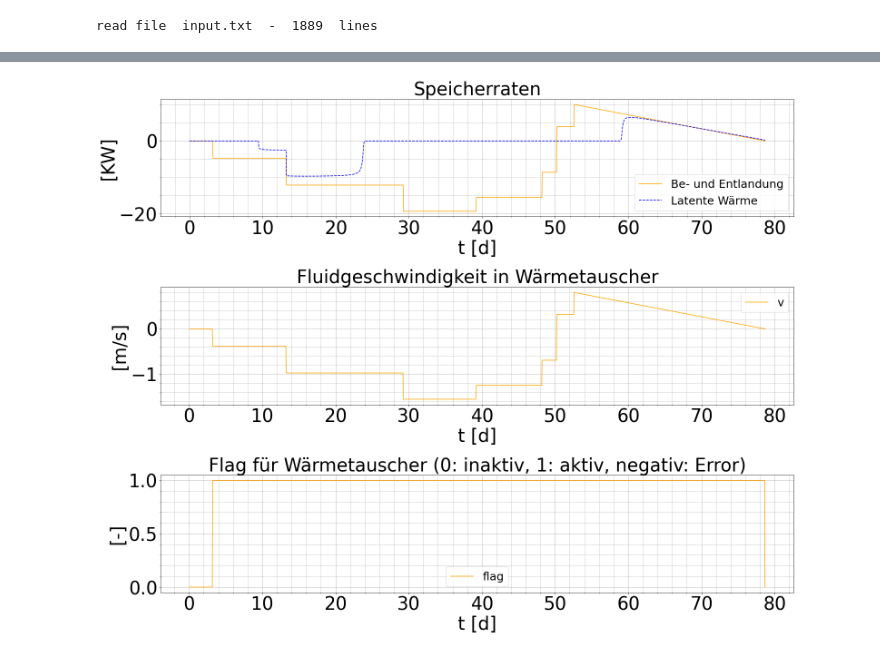
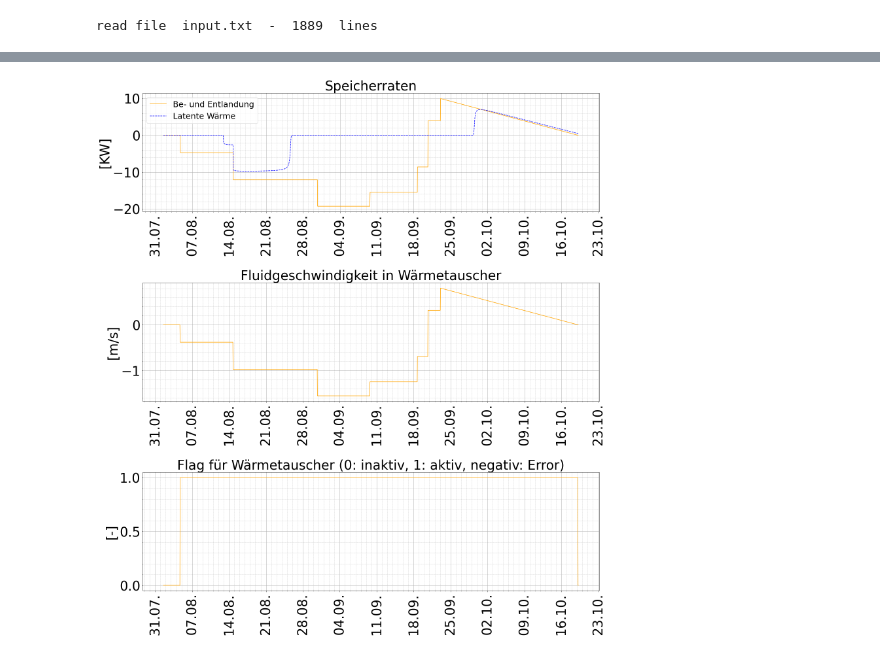
Before and after one commit to drjod/subzero, a Jupyter notebook: jupyter_notebook/subzero.ipynb, the cells around one changed output, grey strips where cells are left out. Cells and saved outputs as stored; diff of their text form; code cells hidden in the pictures.

Commit message:
use date format in plots

```diff
--- a/jupyter_notebook/subzero.ipynb
+++ b/jupyter_notebook/subzero.ipynb
@@ -89,0 +51,17 @@ plt.savefig("ergebnisse1.png")
+# %%
+
+time_array = np.arange(subzero.time.N_t+1) * subzero.time.delta_t # Sekunden
+
+date_start = dt.datetime(2023, # year
+                         8, #month
+                         1, # day
+                         12, # hour
+                         0, # min
+                         0  # sec
+                        )
+
+x = [date_start + dt.timedelta(seconds=int(time)) for time in time_array] # x-achse
+#loc_major = WeekdayLocator(byweekday=(MO)) # für major Grid, ausgewhälter Wochentag
+#loc_minor = AutoMinorLocator(7) # für minot Grid, einzelne Tage
+date_format = mdates.DateFormatter('%d.%m.')
+labelrotation=90 # grad, für x-label (Datum)
@@ -90,54 +165,64 @@ plt.savefig("ergebnisse1.png")
 # %%
-fig, axes = plt.subplots(3, 1, figsize=(25, 20))
+fig, axes = plt.subplots(3, 1, figsize=(25, 28))
 plt.subplots_adjust(wspace=.3, hspace=.6)
 
 #########################
 storage_factor = 1e3
 V_box0 = 4*4*6 # m3
 ax = axes[0]
 ax.set_title("Speicherraten")
-ax.plot(time_array/time_factor, subzero.Q_ext/storage_factor,
+ax.plot(x, subzero.Q_ext/storage_factor,
         label='Be- und Entlandung', color='orange')
-ax.plot(time_array/time_factor,
+ax.plot(x,
         -subzero.latent_heat_capacity*V_box0*
         (subzero.T[:, 0]-np.roll(subzero.T[:, 0],1))/3600/storage_factor,
         label='Latente Wärme', color='blue', linestyle='--')
 
-ax.set_xlabel("t [d]")
+
 ax.set_ylabel("[KW]")
+ax.xaxis.set_major_formatter(date_format)
+ax.xaxis.set_major_locator(WeekdayLocator(byweekday=(MO)))#  mdates.DayLocator(interval=1))
+ax.tick_params(axis='x', labelrotation=labelrotation)
 ax.minorticks_on()
-ax.grid(visible=True, which='major', linestyle='-')
-ax.grid(visible=True, which='minor', linestyle='--')
+ax.xaxis.set_minor_locator(AutoMinorLocator(7))
+ax.grid(visible=True, which='major', linestyle='-',linewidth=1.)
+ax.grid(visible=True, which='minor', linestyle='--',linewidth=.5)
 ax.legend()#loc='lower right')
 
 #########################
 
+ax = axes[1]
+ax.set_title("Fluidgeschwindigkeit in Wärmetauscher")
+ax.plot(x[1:], subzero.v[1:], label='v', color='orange')
 
 
-ax = axes[1]
-ax.set_title("Fluidgeschwindigkeit in Wärmetauscher")
-ax.plot(time_array[1:]/time_factor, subzero.v[1:], label='v', color='orange')
-
-ax.set_xlabel("t [d]")
 ax.set_ylabel("[m/s]")
+ax.xaxis.set_major_formatter(date_format)
+ax.xaxis.set_major_locator(WeekdayLocator(byweekday=(MO)))#  mdates.DayLocator(interval=1))
+ax.tick_params(axis='x', labelrotation=labelrotation)
 ax.minorticks_on()
-ax.grid(visible=True, which='major', linestyle='-')
-ax.grid(visible=True, which='minor', linestyle='--')
-ax.legend()#loc='lower right')
+ax.xaxis.set_minor_locator(AutoMinorLocator(7))
+ax.grid(visible=True, which='major', linestyle='-',linewidth=1.)
+ax.grid(visible=True, which='minor', linestyle='--',linewidth=.5)
+#ax.legend()#loc='lower right')
 
 #########################
 
 ax = axes[2]
 ax.set_title("Flag für Wärmetauscher (0: inaktiv, 1: aktiv, negativ: Error)")
-ax.plot(time_array[1:]/time_factor, subzero.heat_exchanger_flag[1:], label='flag', color='orange')
+ax.plot(x[1:], subzero.heat_exchanger_flag[1:], label='flag', color='orange')
 
-ax.set_xlabel("t [d]")
+
 ax.set_ylabel("[-]")
+ax.xaxis.set_major_formatter(date_format)
+ax.xaxis.set_major_locator(WeekdayLocator(byweekday=(MO)))#  mdates.DayLocator(interval=1))
+ax.tick_params(axis='x', labelrotation=labelrotation)
 ax.minorticks_on()
-ax.grid(visible=True, which='major', linestyle='-')
-ax.grid(visible=True, which='minor', linestyle='--')
-ax.legend()#loc='lower right')
+ax.xaxis.set_minor_locator(AutoMinorLocator(7))
+ax.grid(visible=True, which='major', linestyle='-',linewidth=1.)
+ax.grid(visible=True, which='minor', linestyle='--',linewidth=.5)
+#ax.legend()#loc='lower right')
 
-plt.savefig("ergebnisse2.png")
+plt.savefig("ergebnisse3.png")
 # %% [output]
-[figure, old version]
+[figure, new version]
```
Also changed, not shown: parts of 5 cells of this notebook, 1 other file.
